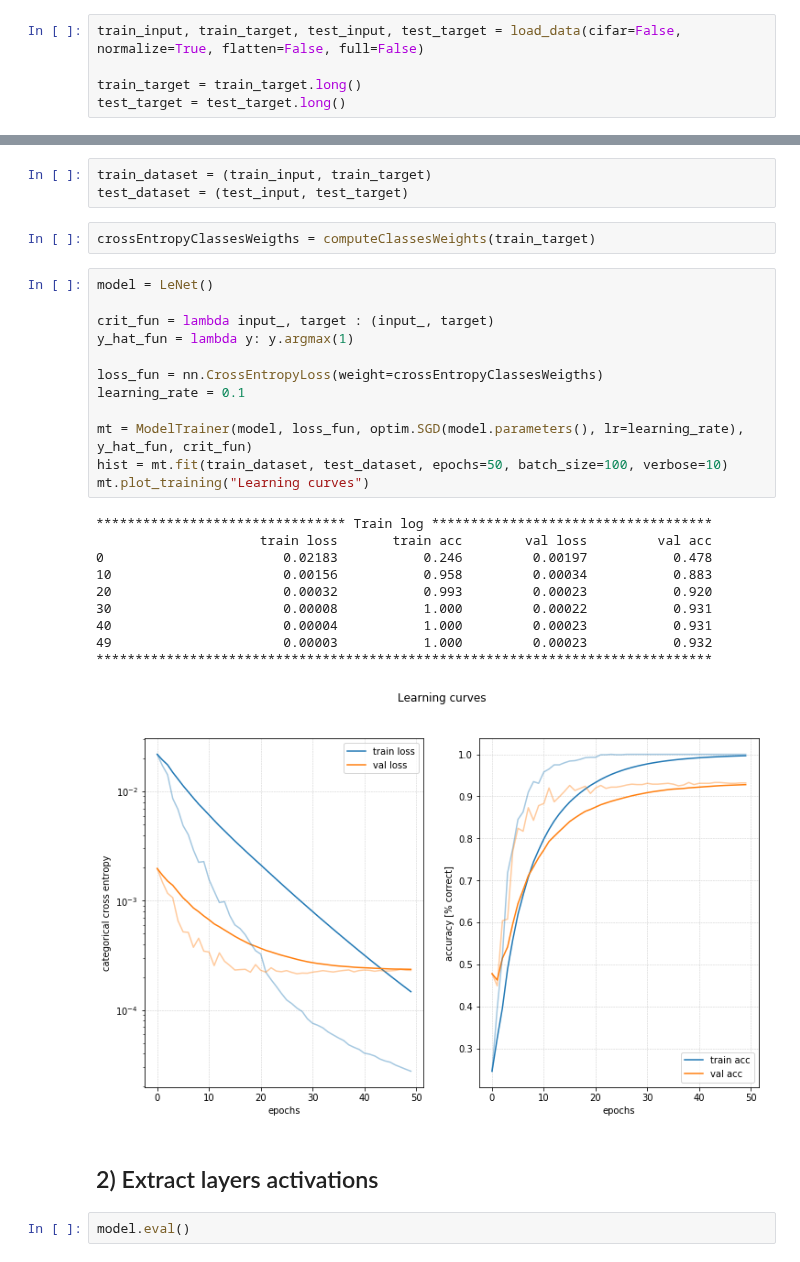
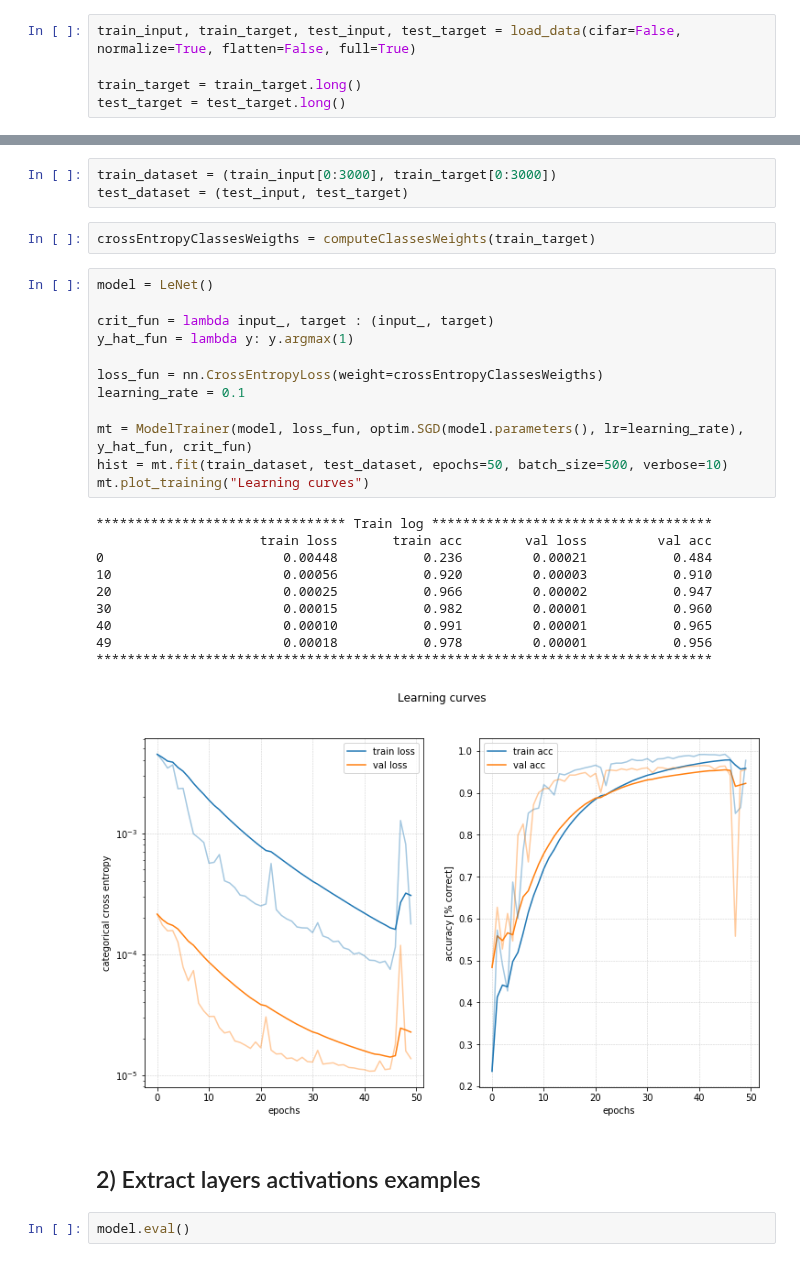
Before and after one commit to palexlee/DeepWololo, a Jupyter notebook: yves_notebook.ipynb, the cells around one changed output, grey strips where cells are left out. Saved outputs shown, nothing was run; the diff lists cells and outputs as text.

```diff
--- a/yves_notebook.ipynb
+++ b/yves_notebook.ipynb
@@ -26,7 +30,7 @@ torch.__version__
 # %% [markdown]
 ## Loading the data (MNIST)
 # %%
-train_input, train_target, test_input, test_target = load_data(cifar=False, normalize=True, flatten=False, full=False)
+train_input, train_target, test_input, test_target = load_data(cifar=False, normalize=True, flatten=False, full=True)
 
 train_target = train_target.long()
 test_target = test_target.long()
@@ -41,35 +44,35 @@ print("# of training samples : "+str(len(train_input)))
 # %% [markdown]
 ## 1) LeNet with disjoint trainset and testset
 # %%
-train_dataset = (train_input, train_target)
+train_dataset = (train_input[0:3000], train_target[0:3000])
 test_dataset = (test_input, test_target)
 # %%
 crossEntropyClassesWeigths = computeClassesWeights(train_target)
 # %%
 model = LeNet()
 
 crit_fun = lambda input_, target : (input_, target)
 y_hat_fun = lambda y: y.argmax(1)
 
 loss_fun = nn.CrossEntropyLoss(weight=crossEntropyClassesWeigths)
 learning_rate = 0.1
 
 mt = ModelTrainer(model, loss_fun, optim.SGD(model.parameters(), lr=learning_rate), y_hat_fun, crit_fun)
-hist = mt.fit(train_dataset, test_dataset, epochs=50, batch_size=100, verbose=10)
+hist = mt.fit(train_dataset, test_dataset, epochs=50, batch_size=500, verbose=10)
 mt.plot_training("Learning curves")
 # %% [output]
 ******************************** Train log ************************************
                      train loss       train acc        val loss         val acc
-0                       0.02183           0.246         0.00197           0.478
-10                      0.00156           0.958         0.00034           0.883
-20                      0.00032           0.993         0.00023           0.920
-30                      0.00008           1.000         0.00022           0.931
-40                      0.00004           1.000         0.00023           0.931
-49                      0.00003           1.000         0.00023           0.932
+0                       0.00448           0.236         0.00021           0.484
+10                      0.00056           0.920         0.00003           0.910
+20                      0.00025           0.966         0.00002           0.947
+30                      0.00015           0.982         0.00001           0.960
+40                      0.00010           0.991         0.00001           0.965
+49                      0.00018           0.978         0.00001           0.956
 *******************************************************************************
-[figure, old version]
+[figure, new version]
 # %% [markdown]
-## 2) Extract layers activations
+## 2) Extract layers activations examples
 # %%
 model.eval()
 # %% [output]
```
Also changed, not shown: parts of 11 cells of this notebook.
